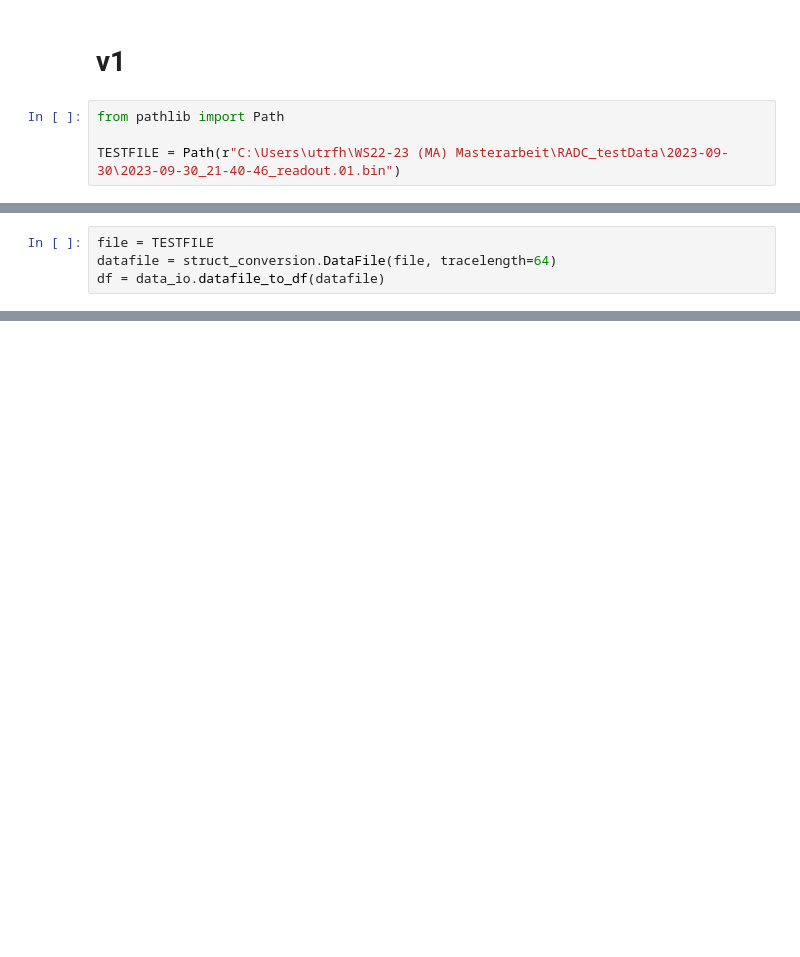
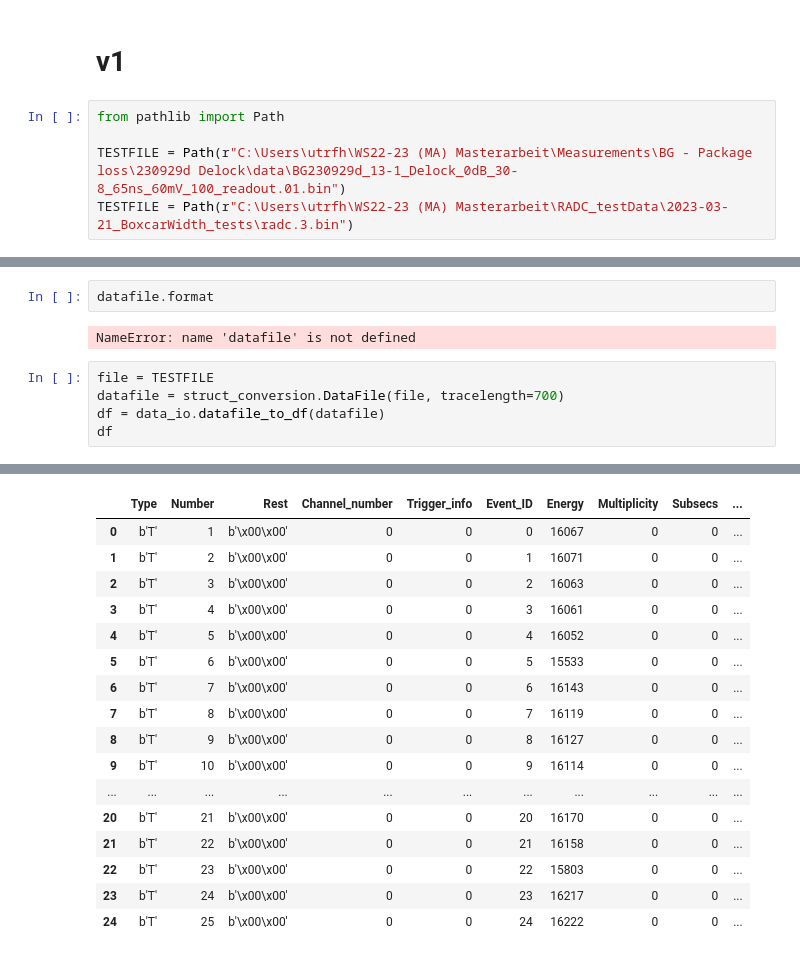
Before and after one commit to francescopompa/radc-processor, a Jupyter notebook: notebooks/data_parser_v1_notebook.ipynb, the cells around one changed output, grey strips where cells are left out. Saved outputs shown, nothing was run; the diff lists cells and outputs as text; blank space fills up the shorter version.

Commit message:
struct_conversion minor improvements

```diff
--- a/notebooks/data_parser_v1_notebook.ipynb
+++ b/notebooks/data_parser_v1_notebook.ipynb
@@ -3,7 +3,8 @@
 # %%
 from pathlib import Path
 
-TESTFILE = Path(r"C:\Users\utrfh\WS22-23 (MA) Masterarbeit\RADC_testData\2023-09-30\2023-09-30_21-40-46_readout.01.bin")
+TESTFILE = Path(r"C:\Users\utrfh\WS22-23 (MA) Masterarbeit\Measurements\BG - Package loss\230929d Delock\data\BG230929d_13-1_Delock_0dB_30-8_65ns_60mV_100_readout.01.bin")
+TESTFILE = Path(r"C:\Users\utrfh\WS22-23 (MA) Masterarbeit\RADC_testData\2023-03-21_BoxcarWidth_tests\radc.3.bin")
 # %%
 import data_parser
 data_parser.init("v1")
@@ -11,5 +14,10 @@ from data_parser import struct_conversion, data_io, plotting
+# %%
+datafile.format
+# %% [output]
+NameError: name 'datafile' is not defined
 # %%
 file = TESTFILE
-datafile = struct_conversion.DataFile(file, tracelength=64)
+datafile = struct_conversion.DataFile(file, tracelength=700)
 df = data_io.datafile_to_df(datafile)
+df
 # %% [output]
@@ -16,0 +41,17 @@ KeyError: 'Timestamp_s'
+|  | Type | Number | Rest | Channel_number | Trigger_info | Event_ID | Energy | Multiplicity | Subsecs | ... |
+| 0 | b'T' | 1 | b'\x00\x00' | 0 | 0 | 0 | 16067 | 0 | 0 | ... |
+| 1 | b'T' | 2 | b'\x00\x00' | 0 | 0 | 1 | 16071 | 0 | 0 | ... |
+| 2 | b'T' | 3 | b'\x00\x00' | 0 | 0 | 2 | 16063 | 0 | 0 | ... |
+| 3 | b'T' | 4 | b'\x00\x00' | 0 | 0 | 3 | 16061 | 0 | 0 | ... |
+| 4 | b'T' | 5 | b'\x00\x00' | 0 | 0 | 4 | 16052 | 0 | 0 | ... |
+| 5 | b'T' | 6 | b'\x00\x00' | 0 | 0 | 5 | 15533 | 0 | 0 | ... |
+| 6 | b'T' | 7 | b'\x00\x00' | 0 | 0 | 6 | 16143 | 0 | 0 | ... |
+| 7 | b'T' | 8 | b'\x00\x00' | 0 | 0 | 7 | 16119 | 0 | 0 | ... |
+| 8 | b'T' | 9 | b'\x00\x00' | 0 | 0 | 8 | 16127 | 0 | 0 | ... |
+| 9 | b'T' | 10 | b'\x00\x00' | 0 | 0 | 9 | 16114 | 0 | 0 | ... |
+| ... | ... | ... | ... | ... | ... | ... | ... | ... | ... | ... |
+| 20 | b'T' | 21 | b'\x00\x00' | 0 | 0 | 20 | 16170 | 0 | 0 | ... |
+| 21 | b'T' | 22 | b'\x00\x00' | 0 | 0 | 21 | 16158 | 0 | 0 | ... |
+| 22 | b'T' | 23 | b'\x00\x00' | 0 | 0 | 22 | 15803 | 0 | 0 | ... |
+| 23 | b'T' | 24 | b'\x00\x00' | 0 | 0 | 23 | 16217 | 0 | 0 | ... |
+| 24 | b'T' | 25 | b'\x00\x00' | 0 | 0 | 24 | 16222 | 0 | 0 | ... |
```
Also changed, not shown: parts of 2 cells of this notebook, 3 other files.
